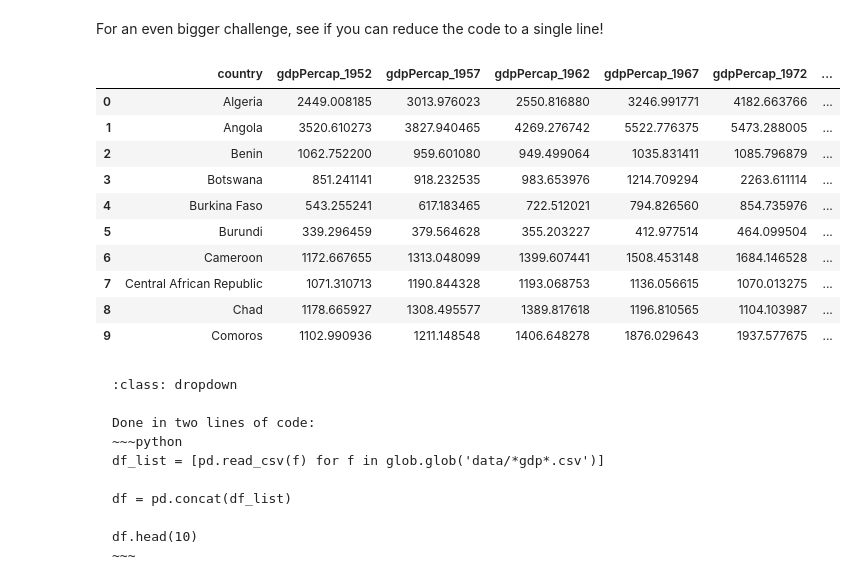
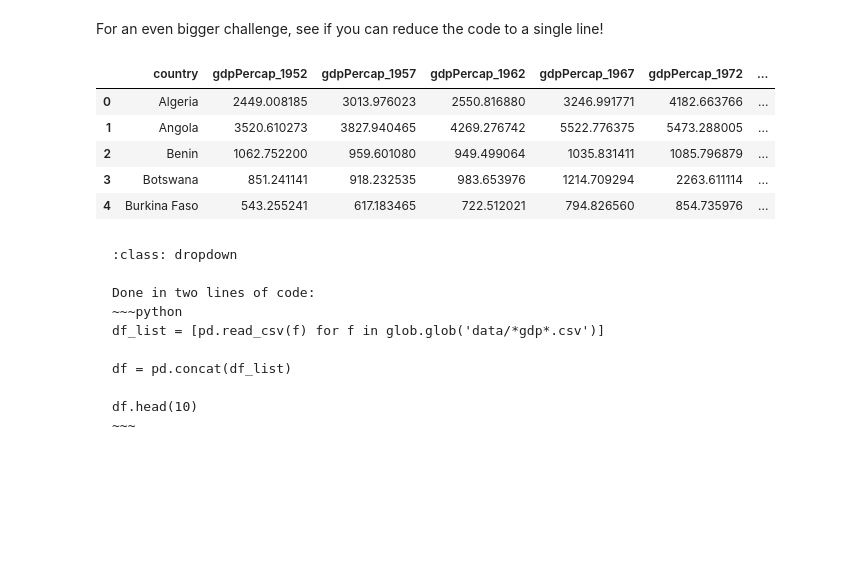
Before and after one commit to neurolawal/python_intro, a Jupyter notebook: 09 - Looping Data Files/looping-data-files.ipynb, the cells around one changed output. Drawn from its saved outputs; the diff is of its cells as text; code cells hidden in the pictures; blank space fills up the shorter version.

````diff
--- a/09 - Looping Data Files/looping-data-files.ipynb
+++ b/09 - Looping Data Files/looping-data-files.ipynb
@@ -383,22 +383,17 @@ For an even bigger challenge, see if you can reduce the code to a single line!
 # %%
 import pandas as pd
 import glob
 
 df = pd.concat([pd.read_csv(f) for f in glob.glob('data/*gdp*')])
 
-df.head(10)
+df.head()
 # %% [output]
 |  | country | gdpPercap_1952 | gdpPercap_1957 | gdpPercap_1962 | gdpPercap_1967 | gdpPercap_1972 | ... |
 | 0 | Algeria | 2449.008185 | 3013.976023 | 2550.816880 | 3246.991771 | 4182.663766 | ... |
 | 1 | Angola | 3520.610273 | 3827.940465 | 4269.276742 | 5522.776375 | 5473.288005 | ... |
 | 2 | Benin | 1062.752200 | 959.601080 | 949.499064 | 1035.831411 | 1085.796879 | ... |
 | 3 | Botswana | 851.241141 | 918.232535 | 983.653976 | 1214.709294 | 2263.611114 | ... |
 | 4 | Burkina Faso | 543.255241 | 617.183465 | 722.512021 | 794.826560 | 854.735976 | ... |
-| 5 | Burundi | 339.296459 | 379.564628 | 355.203227 | 412.977514 | 464.099504 | ... |
-| 6 | Cameroon | 1172.667655 | 1313.048099 | 1399.607441 | 1508.453148 | 1684.146528 | ... |
-| 7 | Central African Republic | 1071.310713 | 1190.844328 | 1193.068753 | 1136.056615 | 1070.013275 | ... |
-| 8 | Chad | 1178.665927 | 1308.495577 | 1389.817618 | 1196.810565 | 1104.103987 | ... |
-| 9 | Comoros | 1102.990936 | 1211.148548 | 1406.648278 | 1876.029643 | 1937.577675 | ... |
 # %% [markdown]
 ```{admonition} Click the button to reveal!
 :class: dropdown
````
